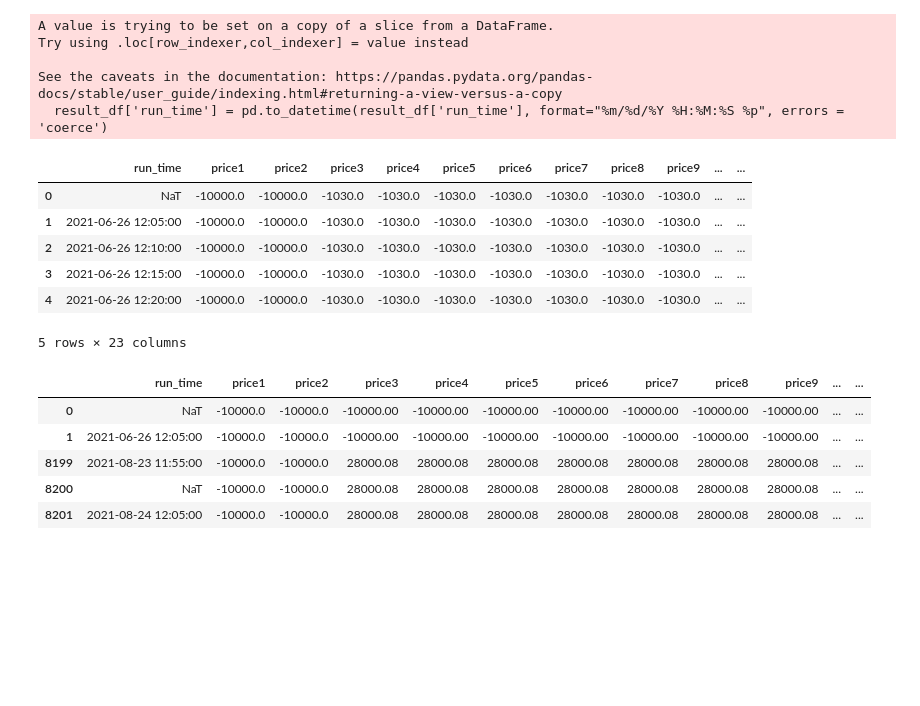
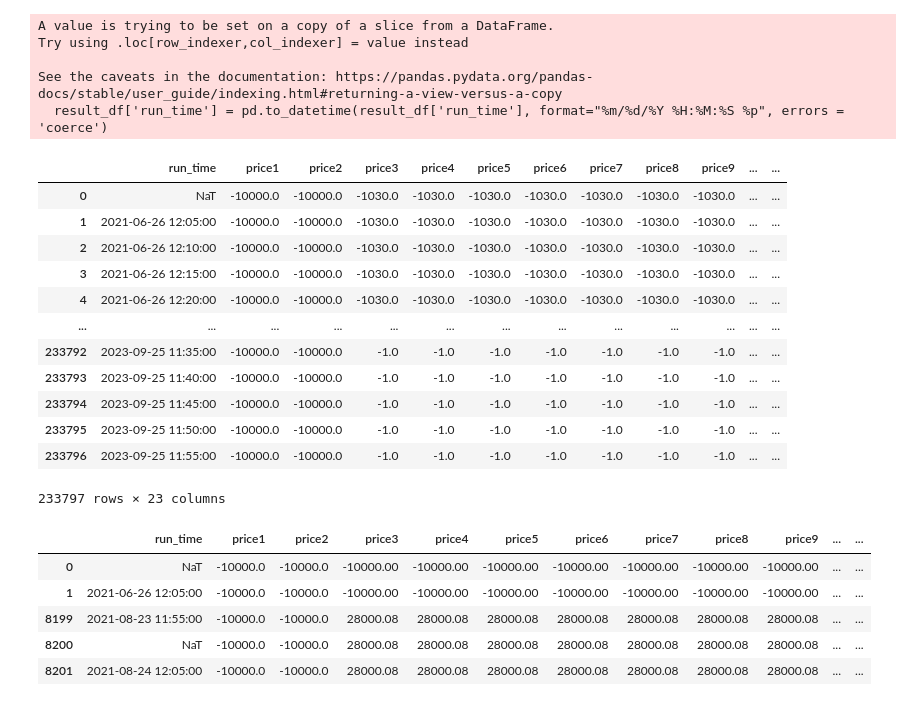
Before and after one commit to gbrosell/maroon-archers, a Jupyter notebook: Forecasting_Bernard.ipynb, the cells around one changed output. Cells and saved outputs as stored; diff of their text form; code cells hidden in the pictures; blank space fills up the shorter version.

```diff
--- a/Forecasting_Bernard.ipynb
+++ b/Forecasting_Bernard.ipynb
@@ -77,15 +77,21 @@ Try using .loc[row_indexer,col_indexer] = value instead
 See the caveats in the documentation: https://pandas.pydata.org/pandas-docs/stable/user_guide/indexing.html#returning-a-view-versus-a-copy
   result_df['run_time'] = pd.to_datetime(result_df['run_time'], format="%m/%d/%Y %H:%M:%S %p", errors = 'coerce')
 # %%
-result_df.head()
+result_df
 # %% [output]
 |  | run_time | price1 | price2 | price3 | price4 | price5 | price6 | price7 | price8 | price9 | ... | ... |
 | 0 | NaT | -10000.0 | -10000.0 | -1030.0 | -1030.0 | -1030.0 | -1030.0 | -1030.0 | -1030.0 | -1030.0 | ... | ... |
 | 1 | 2021-06-26 12:05:00 | -10000.0 | -10000.0 | -1030.0 | -1030.0 | -1030.0 | -1030.0 | -1030.0 | -1030.0 | -1030.0 | ... | ... |
 | 2 | 2021-06-26 12:10:00 | -10000.0 | -10000.0 | -1030.0 | -1030.0 | -1030.0 | -1030.0 | -1030.0 | -1030.0 | -1030.0 | ... | ... |
 | 3 | 2021-06-26 12:15:00 | -10000.0 | -10000.0 | -1030.0 | -1030.0 | -1030.0 | -1030.0 | -1030.0 | -1030.0 | -1030.0 | ... | ... |
 | 4 | 2021-06-26 12:20:00 | -10000.0 | -10000.0 | -1030.0 | -1030.0 | -1030.0 | -1030.0 | -1030.0 | -1030.0 | -1030.0 | ... | ... |
+| ... | ... | ... | ... | ... | ... | ... | ... | ... | ... | ... | ... | ... |
+| 233792 | 2023-09-25 11:35:00 | -10000.0 | -10000.0 | -1.0 | -1.0 | -1.0 | -1.0 | -1.0 | -1.0 | -1.0 | ... | ... |
+| 233793 | 2023-09-25 11:40:00 | -10000.0 | -10000.0 | -1.0 | -1.0 | -1.0 | -1.0 | -1.0 | -1.0 | -1.0 | ... | ... |
+| 233794 | 2023-09-25 11:45:00 | -10000.0 | -10000.0 | -1.0 | -1.0 | -1.0 | -1.0 | -1.0 | -1.0 | -1.0 | ... | ... |
+| 233795 | 2023-09-25 11:50:00 | -10000.0 | -10000.0 | -1.0 | -1.0 | -1.0 | -1.0 | -1.0 | -1.0 | -1.0 | ... | ... |
+| 233796 | 2023-09-25 11:55:00 | -10000.0 | -10000.0 | -1.0 | -1.0 | -1.0 | -1.0 | -1.0 | -1.0 | -1.0 | ... | ... |
-5 rows × 23 columns
+233797 rows × 23 columns
 # %%
 # result_df[result_df['run_time'].isnull()]
 
```
Also changed, not shown: parts of 53 cells of this notebook.
